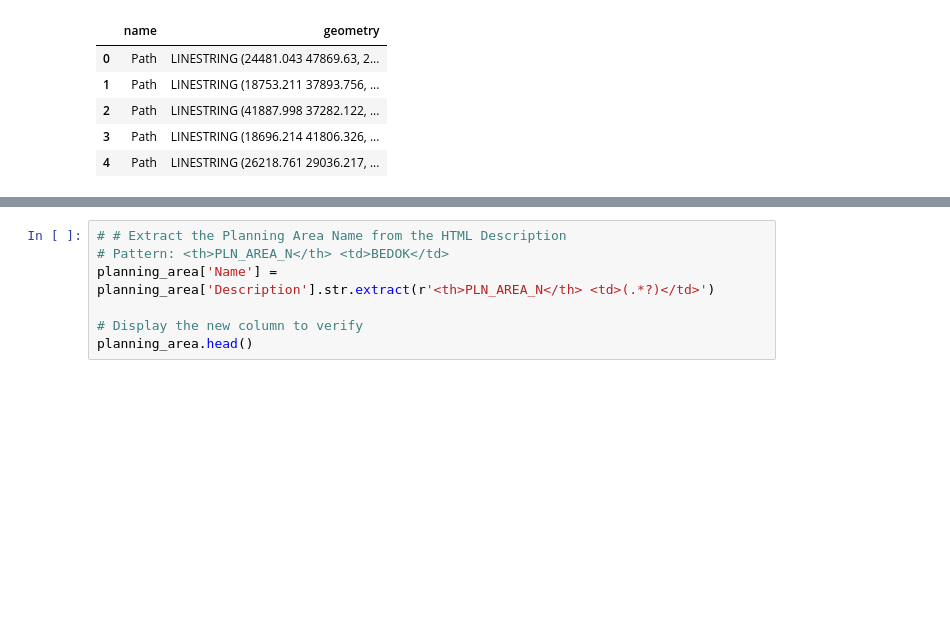
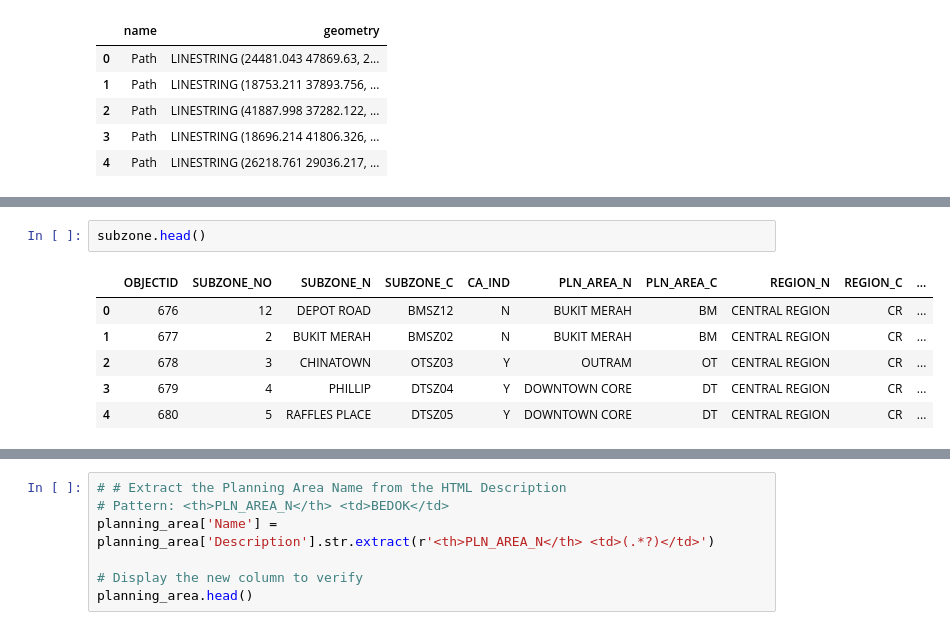
Before and after one commit to ziqiqiiii/Spatial_Equity_Analysis, a Jupyter notebook: notebooks/01_Data_Prep.ipynb, the cells around one changed output, grey strips where cells are left out. Cells and saved outputs as stored; diff of their text form; blank space fills up the shorter version.

```diff
--- a/notebooks/01_Data_Prep.ipynb
+++ b/notebooks/01_Data_Prep.ipynb
@@ -42,3 +69,12 @@ hdb.head()
+# %%
+subzone.head()
+# %% [output]
+|  | OBJECTID | SUBZONE_NO | SUBZONE_N | SUBZONE_C | CA_IND | PLN_AREA_N | PLN_AREA_C | REGION_N | REGION_C | ... |
+| 0 | 676 | 12 | DEPOT ROAD | BMSZ12 | N | BUKIT MERAH | BM | CENTRAL REGION | CR | ... |
+| 1 | 677 | 2 | BUKIT MERAH | BMSZ02 | N | BUKIT MERAH | BM | CENTRAL REGION | CR | ... |
+| 2 | 678 | 3 | CHINATOWN | OTSZ03 | Y | OUTRAM | OT | CENTRAL REGION | CR | ... |
+| 3 | 679 | 4 | PHILLIP | DTSZ04 | Y | DOWNTOWN CORE | DT | CENTRAL REGION | CR | ... |
+| 4 | 680 | 5 | RAFFLES PLACE | DTSZ05 | Y | DOWNTOWN CORE | DT | CENTRAL REGION | CR | ... |
 # %%
 planning_area.head()
 # %% [output]
```
Also changed, not shown: parts of 9 cells of this notebook.
